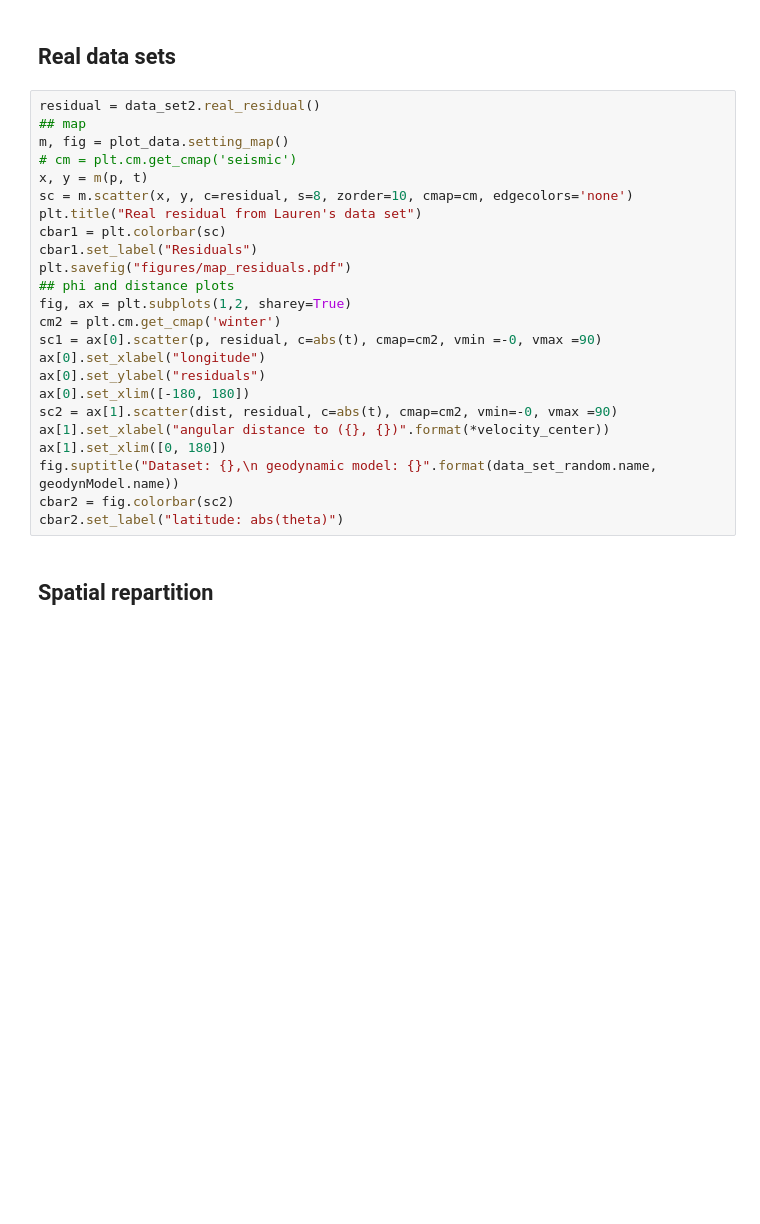
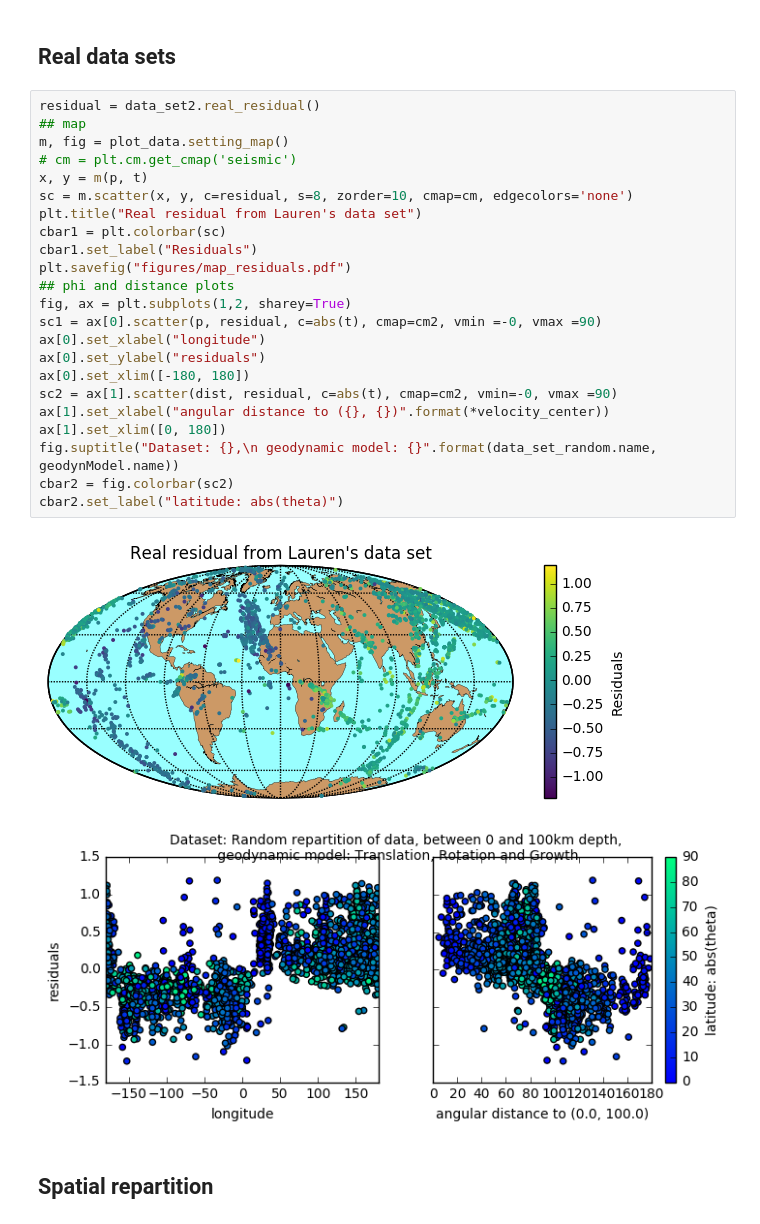
Before and after one commit to MarineLasbleis/GrowYourIC, a Jupyter notebook: notebooks/FastTranslation.ipynb, the cells around one changed output. Drawn from its saved outputs; the diff is of its cells as text; blank space fills up the shorter version.

```diff
--- a/notebooks/FastTranslation.ipynb
+++ b/notebooks/FastTranslation.ipynb
@@ -290,27 +315,29 @@ fig.savefig("figures/depth_fast-translation_Lauren.pdf", bbox_inches='tight')
 # %%
 residual = data_set2.real_residual()
 ## map
 m, fig = plot_data.setting_map()
 # cm = plt.cm.get_cmap('seismic')
 x, y = m(p, t)
 sc = m.scatter(x, y, c=residual, s=8, zorder=10, cmap=cm, edgecolors='none')
 plt.title("Real residual from Lauren's data set")
 cbar1 = plt.colorbar(sc)
 cbar1.set_label("Residuals")
 plt.savefig("figures/map_residuals.pdf")
 ## phi and distance plots
 fig, ax = plt.subplots(1,2, sharey=True)
-cm2 = plt.cm.get_cmap('winter')
 sc1 = ax[0].scatter(p, residual, c=abs(t), cmap=cm2, vmin =-0, vmax =90)
 ax[0].set_xlabel("longitude")
 ax[0].set_ylabel("residuals")
 ax[0].set_xlim([-180, 180])
 sc2 = ax[1].scatter(dist, residual, c=abs(t), cmap=cm2, vmin=-0, vmax =90)
 ax[1].set_xlabel("angular distance to ({}, {})".format(*velocity_center))
 ax[1].set_xlim([0, 180])
 fig.suptitle("Dataset: {},\n geodynamic model: {}".format(data_set_random.name, geodynModel.name))
 cbar2 = fig.colorbar(sc2)
 cbar2.set_label("latitude: abs(theta)")
+# %% [output]
+[figure, added]
+[figure, added]
 # %% [markdown]
 ## Spatial repartition
 # %%
```
Also changed, not shown: parts of 14 cells of this notebook, 29 other files.
